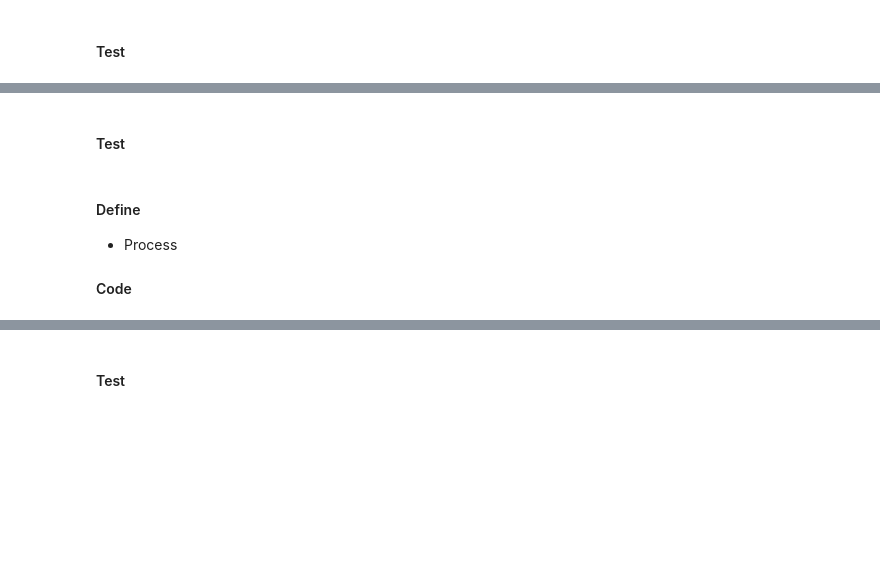
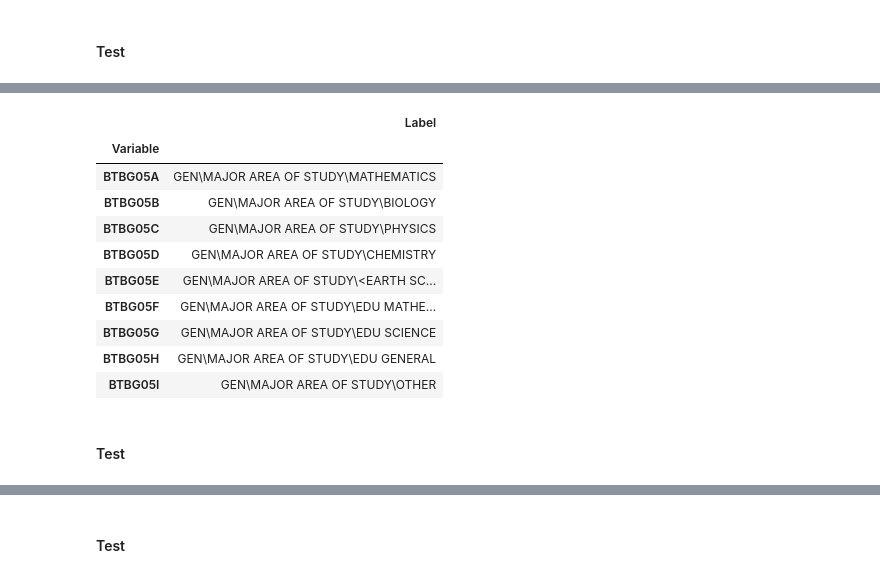
Before and after one commit to sjhaluck/TIMSS-Data-Science, a Jupyter notebook: TIMSS Exploration.ipynb, the cells around one changed output, grey strips where cells are left out. Cells and saved outputs as stored; diff of their text form; code cells hidden in the pictures; blank space fills up the shorter version.

```diff
--- a/TIMSS Exploration.ipynb
+++ b/TIMSS Exploration.ipynb
@@ -1643,7 +1809,16 @@ student.head()
+# %%
+math_teach_codes.loc[[col for col in math_teach.columns if 'BTBG05' in col]]
+# %% [output]
+|  | Label |
+| Variable |  |
+| BTBG05A | GEN\MAJOR AREA OF STUDY\MATHEMATICS |
+| BTBG05B | GEN\MAJOR AREA OF STUDY\BIOLOGY |
+| BTBG05C | GEN\MAJOR AREA OF STUDY\PHYSICS |
+| BTBG05D | GEN\MAJOR AREA OF STUDY\CHEMISTRY |
+| BTBG05E | GEN\MAJOR AREA OF STUDY\<EARTH SC... |
+| BTBG05F | GEN\MAJOR AREA OF STUDY\EDU MATHE... |
+| BTBG05G | GEN\MAJOR AREA OF STUDY\EDU SCIENCE |
+| BTBG05H | GEN\MAJOR AREA OF STUDY\EDU GENERAL |
+| BTBG05I | GEN\MAJOR AREA OF STUDY\OTHER |
 # %% [markdown]
 #### Test
-# %% [markdown]
-#### Define
-* Process
-
-#### Code
```
Also changed, not shown: parts of 53 cells of this notebook.
